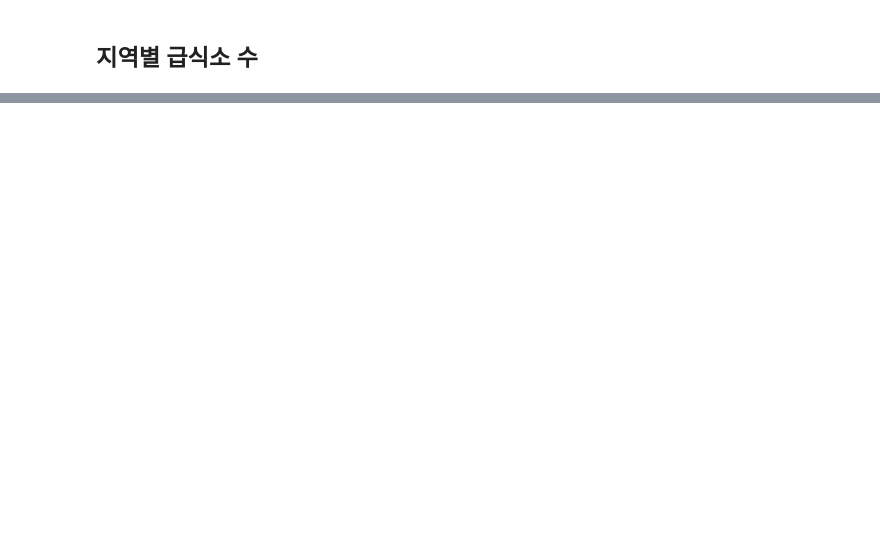
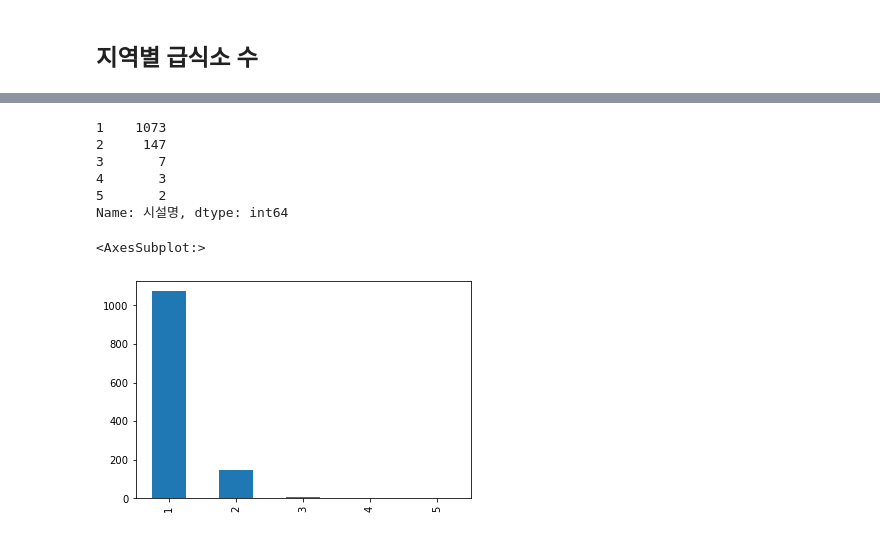
Before and after one commit to hana-dool/2102_JSproject, a Jupyter notebook: Preprocessinng.ipynb, the cells around one changed output, grey strips where cells are left out. Cells and saved outputs as stored; diff of their text form; code cells hidden in the pictures; blank space fills up the shorter version.

```diff
--- a/Preprocessinng.ipynb
+++ b/Preprocessinng.ipynb
@@ -65,0 +99,2 @@ Name: 0, dtype: int64
+# %%
+df.drop_duplicates(inplace= True)
@@ -83,0 +159,16 @@ df
+# %%
+# 한 시설에서 왜 2개 이상 운영을 한다고 나와있을까?
+df['시설명'].value_counts().value_counts()
+# %% [output]
+1    1073
+2     147
+3       7
+4       3
+5       2
+Name: 시설명, dtype: int64
+# %%
+# 거의 의미도 없는 수듄...
+df['시설명'].value_counts().value_counts().plot.bar()
+# %% [output]
+<AxesSubplot:>
+[figure, added]
```
Also changed, not shown: parts of 48 cells of this notebook.
